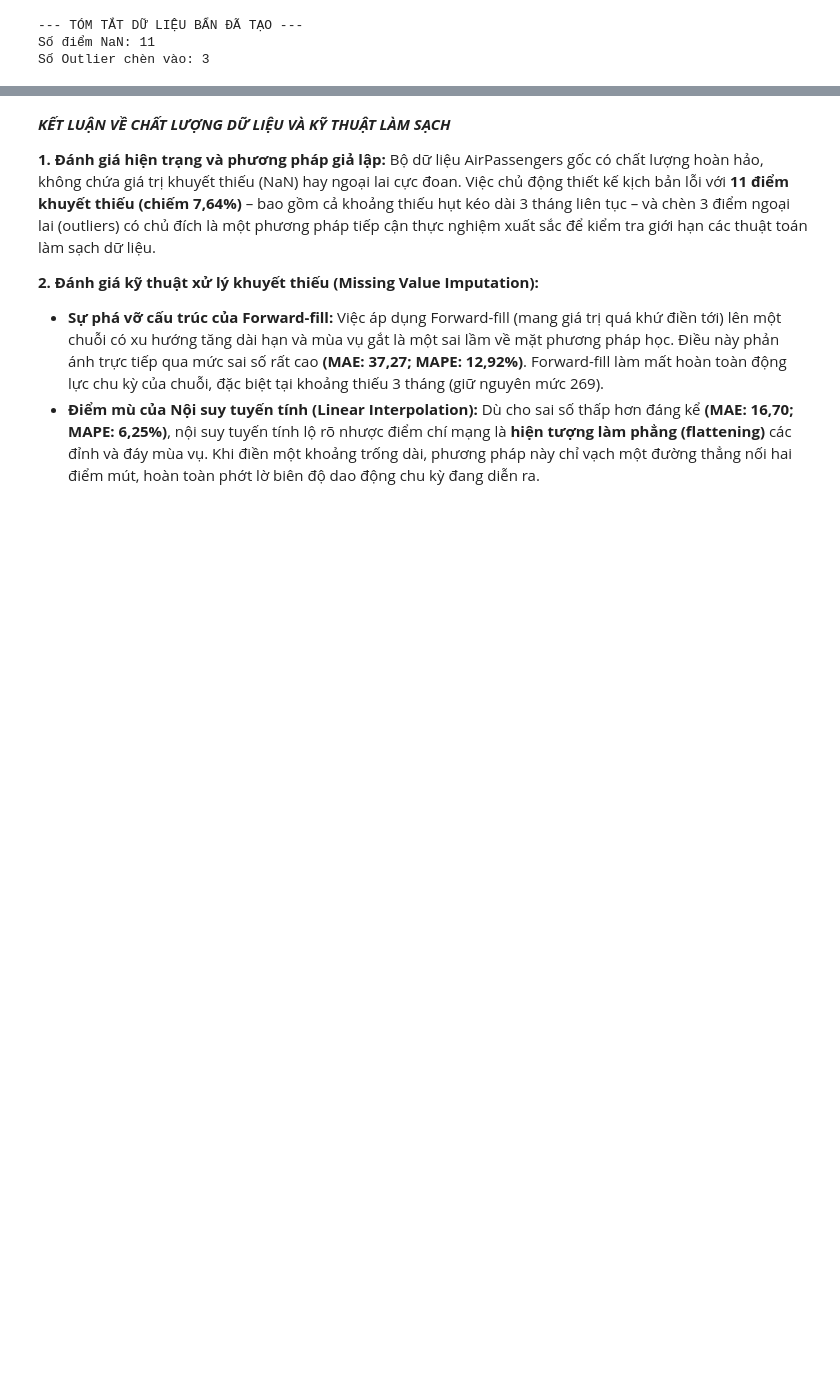
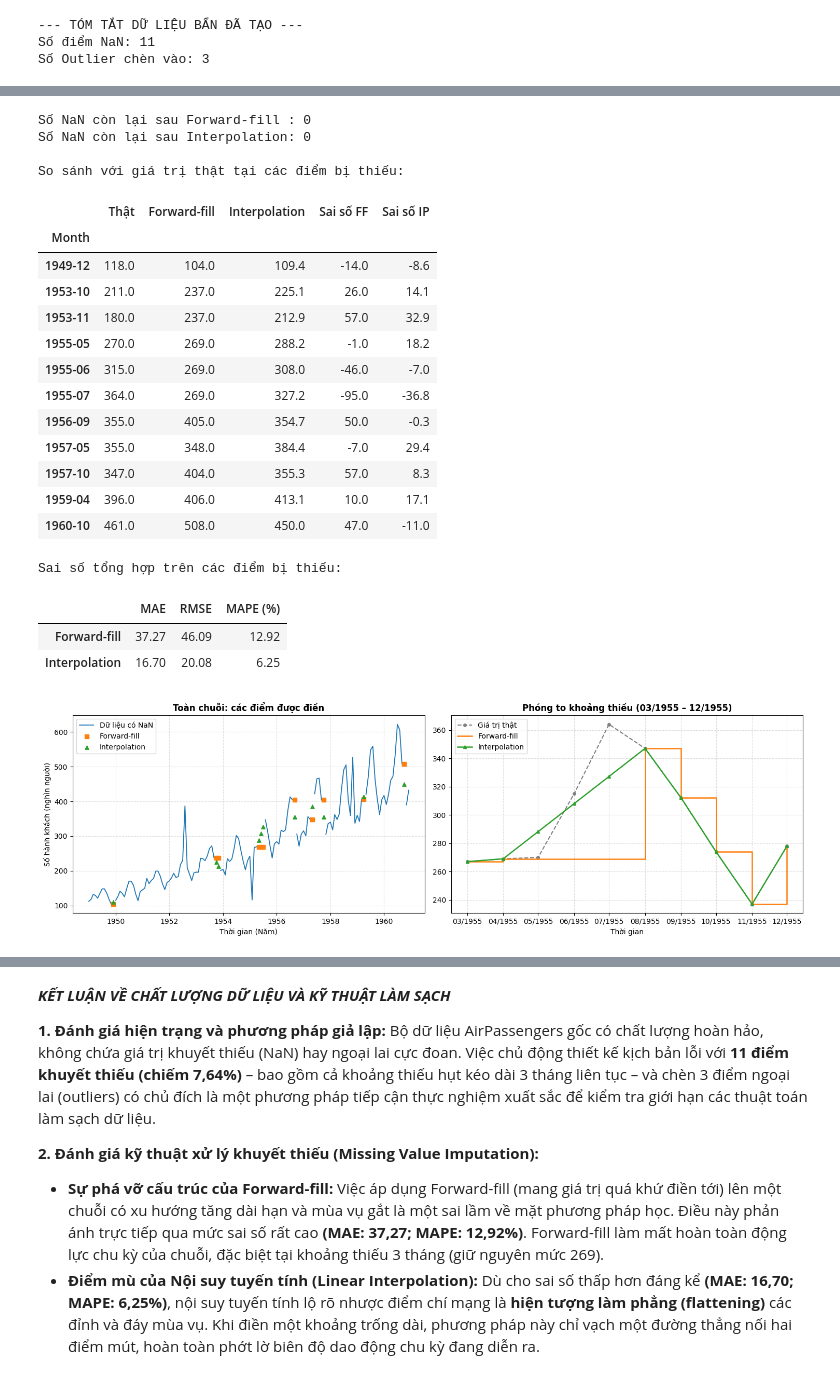
Before and after one commit to OrangkillEmily/Lab_TimeSeries, a Jupyter notebook: notebooks/lab01/Lab01_TimeSeries.ipynb, the cells around one changed output, grey strips where cells are left out. Cells and saved outputs as stored; diff of their text form; code cells hidden in the pictures; blank space fills up the shorter version.

```diff
--- a/notebooks/lab01/Lab01_TimeSeries.ipynb
+++ b/notebooks/lab01/Lab01_TimeSeries.ipynb
@@ -502,0 +471,27 @@ plot_before_after_cleaning(
+# %%
+zoom_range = ("1955-03-01", "1955-12-01")
+ts_ffill, ts_interp = evaluate_and_plot_imputation(ts_dirty, ts_true, missing_dates, zoom_range)
+ts_filled = ts_interp.copy()
+# %% [output]
+Số NaN còn lại sau Forward-fill : 0
+Số NaN còn lại sau Interpolation: 0
+
+So sánh với giá trị thật tại các điểm bị thiếu:
+|  | Thật | Forward-fill | Interpolation | Sai số FF | Sai số IP |
+| Month |  |  |  |  |  |
+| 1949-12 | 118.0 | 104.0 | 109.4 | -14.0 | -8.6 |
+| 1953-10 | 211.0 | 237.0 | 225.1 | 26.0 | 14.1 |
+| 1953-11 | 180.0 | 237.0 | 212.9 | 57.0 | 32.9 |
+| 1955-05 | 270.0 | 269.0 | 288.2 | -1.0 | 18.2 |
+| 1955-06 | 315.0 | 269.0 | 308.0 | -46.0 | -7.0 |
+| 1955-07 | 364.0 | 269.0 | 327.2 | -95.0 | -36.8 |
+| 1956-09 | 355.0 | 405.0 | 354.7 | 50.0 | -0.3 |
+| 1957-05 | 355.0 | 348.0 | 384.4 | -7.0 | 29.4 |
+| 1957-10 | 347.0 | 404.0 | 355.3 | 57.0 | 8.3 |
+| 1959-04 | 396.0 | 406.0 | 413.1 | 10.0 | 17.1 |
+| 1960-10 | 461.0 | 508.0 | 450.0 | 47.0 | -11.0 |
+Sai số tổng hợp trên các điểm bị thiếu:
+|  | MAE | RMSE | MAPE (%) |
+| Forward-fill | 37.27 | 46.09 | 12.92 |
+| Interpolation | 16.70 | 20.08 | 6.25 |
+[figure, added]
```
Also changed, not shown: parts of 17 cells of this notebook, 3 other files.
